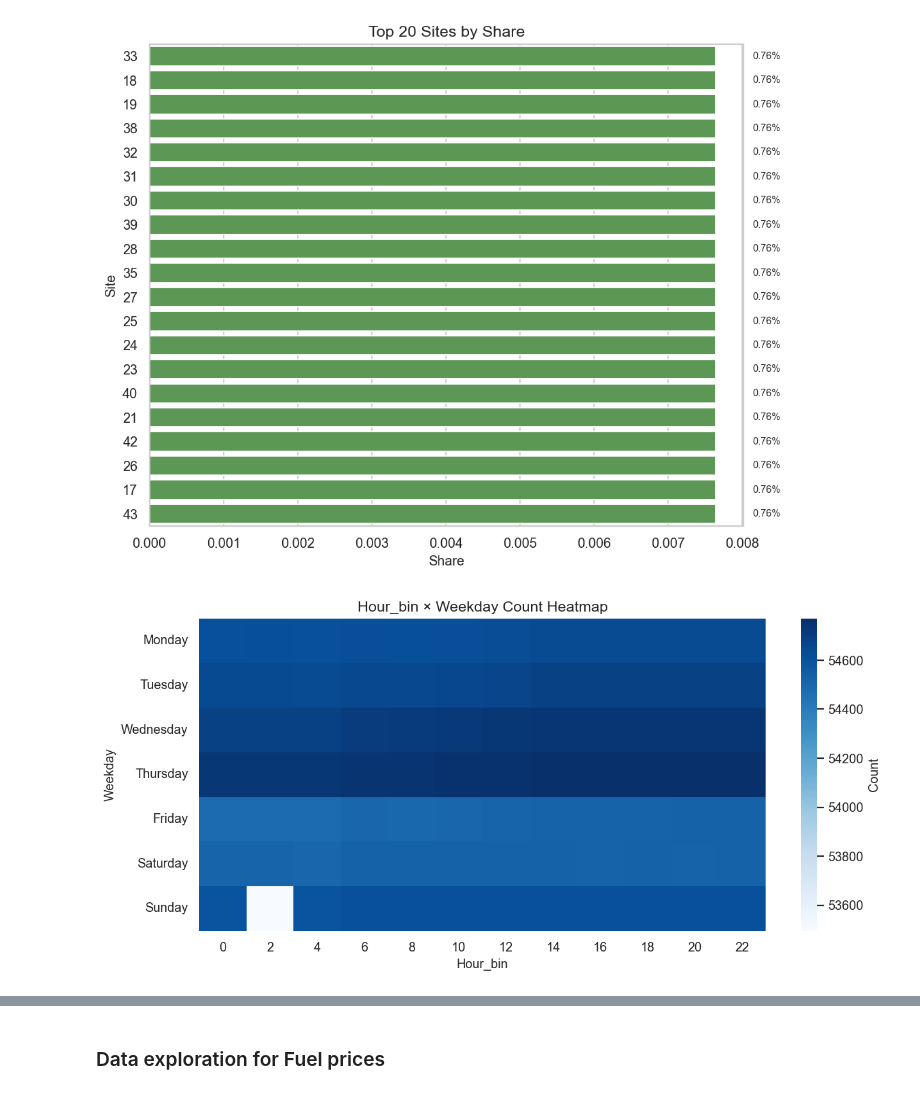
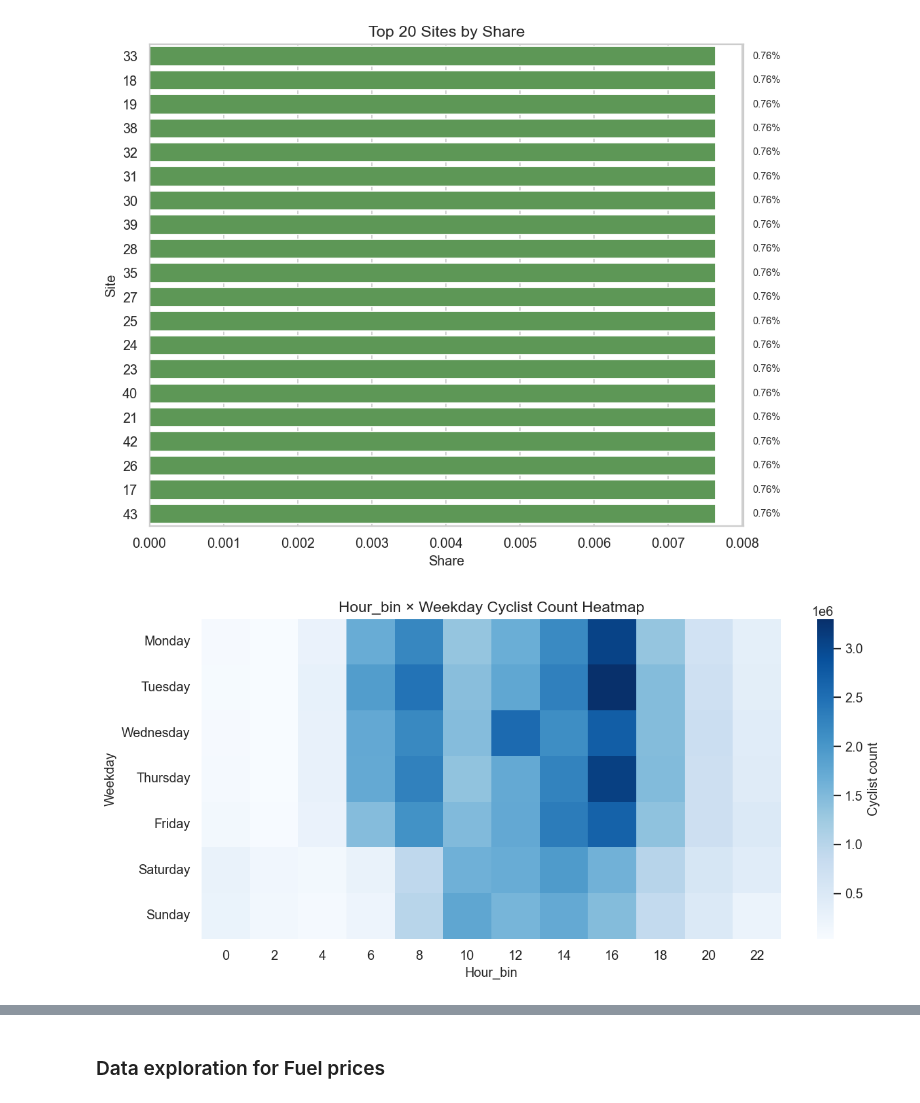
Before and after one commit to annasolodka/mda-cycling-traffic-analysis, a Jupyter notebook: notebooks/03_exploratory_data_analysis.ipynb, the cells around one changed output, grey strips where cells are left out. Cells and saved outputs as stored; diff of their text form; code cells hidden in the pictures.

```diff
--- a/notebooks/03_exploratory_data_analysis.ipynb
+++ b/notebooks/03_exploratory_data_analysis.ipynb
@@ -252,32 +248,32 @@ plt.close()
 # %% [output]
 [figure]
 # %%
-# Heatmap for Hour_bin * Weekday
+# Heatmap for Hour_bin × Weekday using cyclist counts
 
 hour_day_heatmap = (
     eda_df
-    .groupby(["weekday", "hour_bin"], observed=False)
-    .size()
+    .groupby(["weekday", "hour_bin"], observed=False)["count"]
+    .sum()
     .unstack(fill_value=0)
 )
 
 hour_day_heatmap = hour_day_heatmap.reindex(
     index=["Monday", "Tuesday", "Wednesday", "Thursday", "Friday", "Saturday", "Sunday"]
 )
 
 hour_day_heatmap = hour_day_heatmap.reindex(
     columns=sorted(hour_day_heatmap.columns)
 )
 
 plt.figure(figsize=(10, 4.8))
-sns.heatmap(hour_day_heatmap, cmap="Blues", cbar_kws={"label": "Count"})
-plt.title("Hour_bin × Weekday Count Heatmap")
+sns.heatmap(hour_day_heatmap, cmap="Blues", cbar_kws={"label": "Cyclist count"})
+plt.title("Hour_bin × Weekday Cyclist Count Heatmap")
 plt.xlabel("Hour_bin")
 plt.ylabel("Weekday")
 plt.tight_layout()
 plt.savefig(eda_folder / "hour_day_heatmap.png", bbox_inches="tight")
 plt.show()
 plt.close()
 # %% [output]
-[figure, old version]
+[figure, new version]
 # %%
```
Also changed, not shown: parts of 3 cells of this notebook.
